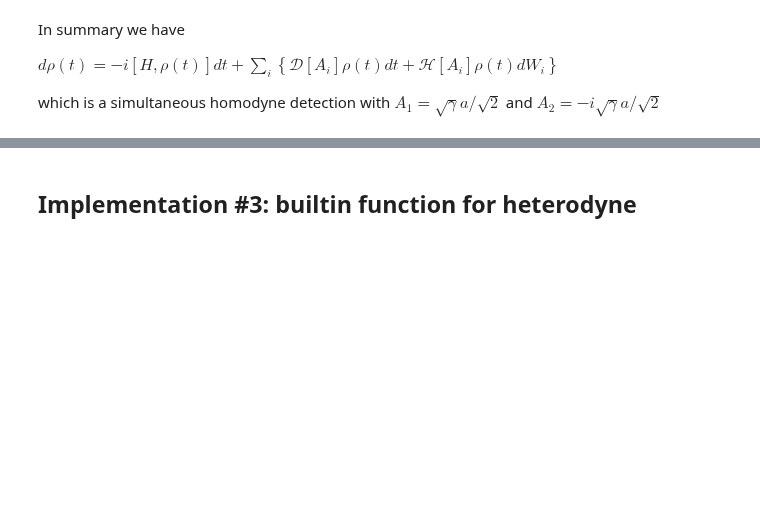
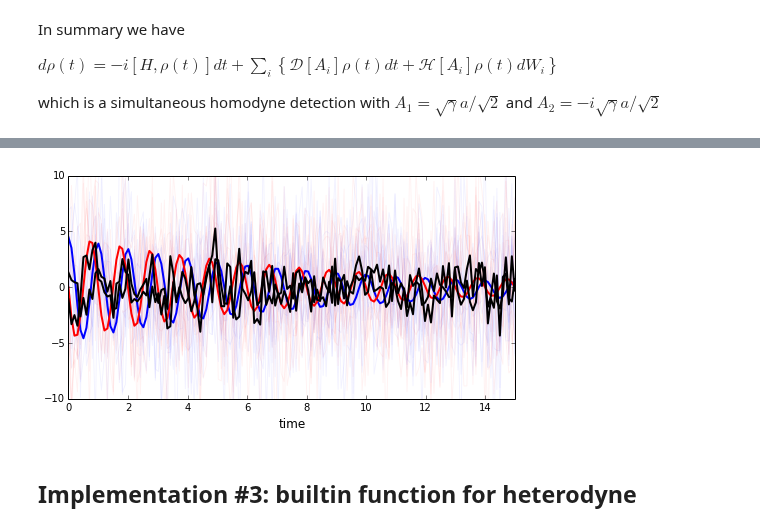
Before and after one commit to qutip/qutip-notebooks, a Jupyter notebook: development/development-smesolve-heterodyne.ipynb, the cells around one changed output, grey strips where cells are left out. Drawn from its saved outputs; the diff is of its cells as text; code cells hidden in the pictures; blank space fills up the shorter version.

```diff
--- a/development/development-smesolve-heterodyne.ipynb
+++ b/development/development-smesolve-heterodyne.ipynb
@@ -148,5 +175,5 @@ where $\xi(t) = \frac{dW}{dt}$.
 In qutip we can use the predefined homodyne solver for solving this problem.
 # %%
 result = smesolve(H, rho0, times, [], [sqrt(gamma/2) * a, -1.0j * sqrt(gamma/2) * a],
-                  e_ops, ntraj=100, nsubsteps=250,
+                  e_ops, ntraj=10, nsubsteps=nsubsteps, m_ops=[[x], [y]], dW_factors=[sqrt(2)],
                   method='homodyne', store_measurement=True)
@@ -155,18 +196,20 @@ plot_expectation_values([result, result_ref]);
 # %%
 fig, ax = subplots(figsize=(8,4))
 
 for m in result.measurement:
-    ax.plot(times, m[:, 0], 'b', alpha=0.25)
-    ax.plot(times, m[:, 1], 'r', alpha=0.25)
+    ax.plot(times, m[:, 0].real, 'b', alpha=0.05)
+    ax.plot(times, m[:, 1].real, 'r', alpha=0.05)
 
 ax.plot(times, result_ref.expect[1], 'b', lw=2);
 ax.plot(times, result_ref.expect[2], 'r', lw=2);
 
 ax.set_xlim(0, times.max())
 ax.set_ylim(-10, 10)
 ax.set_xlabel('time', fontsize=12)
-ax.plot(times, array(result.measurement).mean(axis=0)[:,0] / sqrt(gamma), 'k', lw=2);
-ax.plot(times, array(result.measurement).mean(axis=0)[:,1] / sqrt(gamma), 'k', lw=2);
+ax.plot(times, array(result.measurement).mean(axis=0)[:,0].real, 'k', lw=2);
+ax.plot(times, array(result.measurement).mean(axis=0)[:,1].real, 'k', lw=2);
+# %% [output]
+[figure, added]
 # %% [markdown]
 ## Implementation #3: builtin function for heterodyne
 # %%
```
Also changed, not shown: parts of 17 cells of this notebook.
